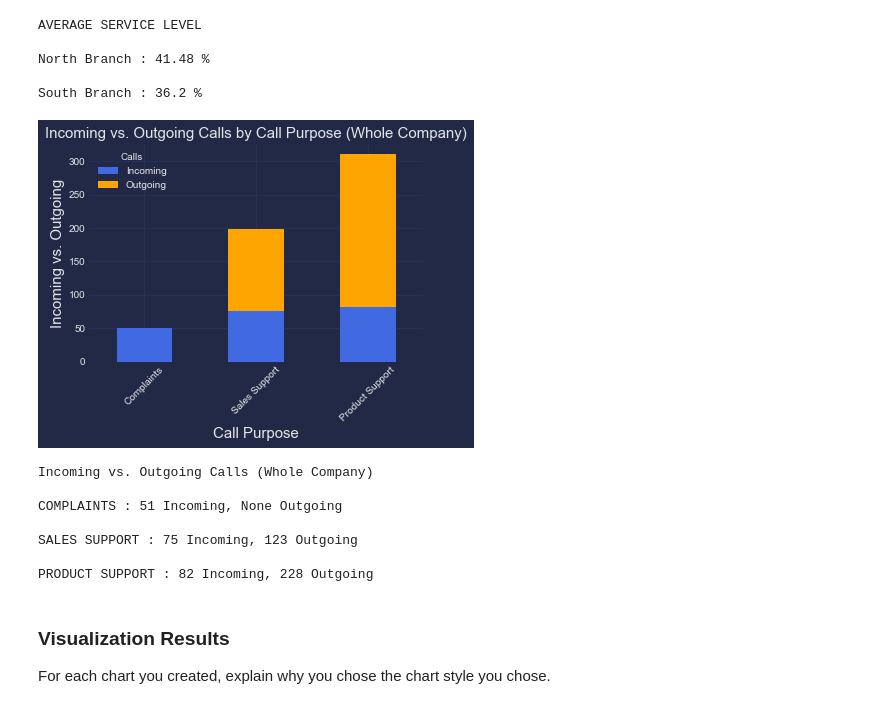
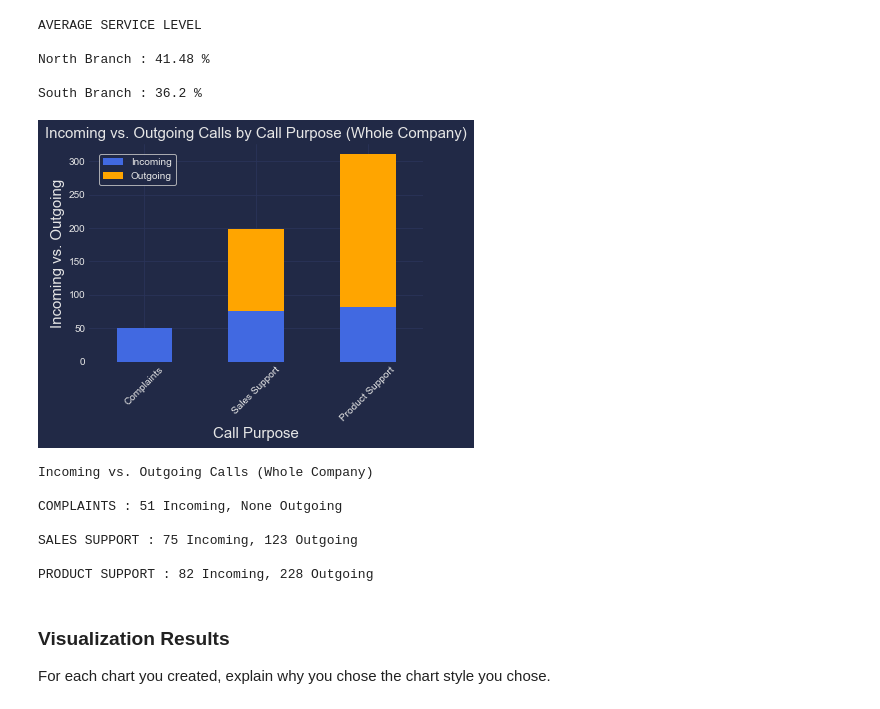
Before and after one commit to kd-harris/call-center-cleanup-assignment, a Jupyter notebook: Call Center Cleanup.ipynb, the cells around one changed output. Cells and saved outputs as stored; diff of their text form; code cells hidden in the pictures.

```diff
--- a/Call Center Cleanup.ipynb
+++ b/Call Center Cleanup.ipynb
@@ -431,38 +432,36 @@ South Branch : 36.2 %
 complaints = df[df["Call Purpose"] == "Complaint"]
 sales_support = df[df["Call Purpose"] == "Sales Support"]
 product_support = df[df["Call Purpose"] == "Product Support"]
 
-comp_o = None #running value_counts() above let me know that 'Complaints' has no outgoing calls, just one value at index [0]
+comp_o = None #running value_counts() let me know that 'Complaints' has no outgoing calls, just one value at index [0]
 comp_i = complaints["Incoming or Outgoing"].value_counts()[0]
 
 ss_o = sales_support["Incoming or Outgoing"].value_counts()[0]
 ss_i = sales_support["Incoming or Outgoing"].value_counts()[1]
 
 ps_o = product_support["Incoming or Outgoing"].value_counts()[0]
 ps_i = product_support["Incoming or Outgoing"].value_counts()[1]
-
-
-# i chose a stacked bar chart to show incoming vs. outgoing composition for each call purpose type
 
 df_purposes = pd.DataFrame(columns=["Calls", "Complaints", "Sales Support","Product Support"],
                   data=[["Incoming", comp_i, ss_i, ps_i],
                         ["Outgoing", comp_o, ss_o, ps_o],
                         ])
 df_purposes.set_index('Calls').T.plot(kind='bar', stacked=True, color = ['royalblue', 'orange'])
 #Adding the aesthetics
 plt.title('Incoming vs. Outgoing Calls by Call Purpose (Whole Company)', fontsize = 15)
 plt.xticks(rotation = 45)
 plt.xlabel('Call Purpose', fontsize = 15)
 plt.ylabel('Incoming vs. Outgoing', fontsize = 15)
+plt.legend(frameon = True, borderaxespad = 1)
 # Show the plot
 plt.show()
 
 print("\nIncoming vs. Outgoing Calls (Whole Company)\n",
      f"\nCOMPLAINTS : {comp_i} Incoming, {comp_o} Outgoing\n",
      f"\nSALES SUPPORT : {ss_i} Incoming, {ss_o} Outgoing\n",
      f"\nPRODUCT SUPPORT : {ps_i} Incoming, {ps_o} Outgoing\n")
 # %% [output]
-[figure, old version]
+[figure, new version]
 Incoming vs. Outgoing Calls (Whole Company)
 
 COMPLAINTS : 51 Incoming, None Outgoing
```
Also changed, not shown: parts of 2 cells of this notebook, 1 other file.
